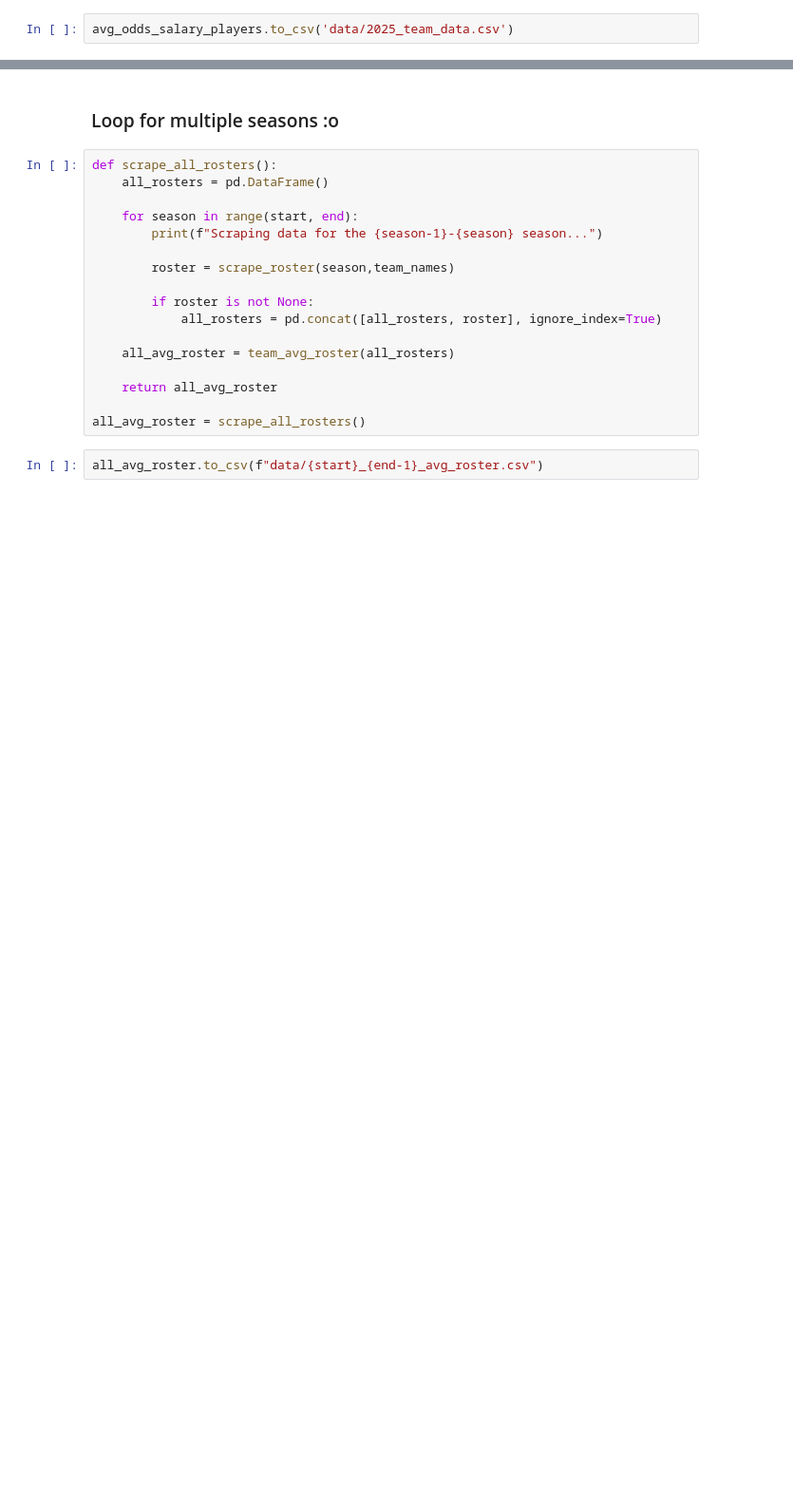
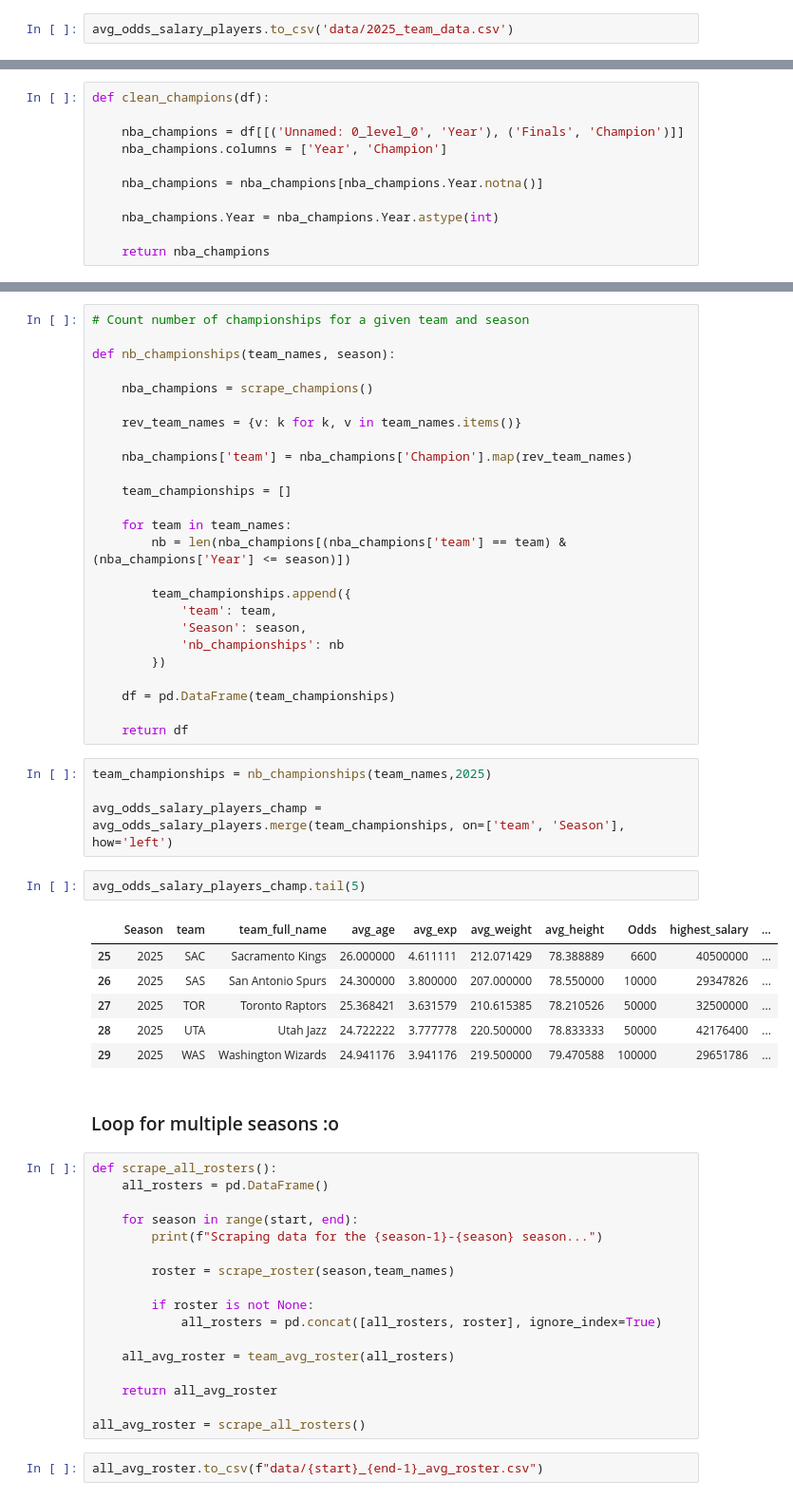
Before and after one commit to TomHavy/Nba-Standings-Prediction, a Jupyter notebook: scrap-nba-data.ipynb, the cells around one changed output, grey strips where cells are left out. Shown at 95% size. Drawn from its saved outputs; the diff is of its cells as text; blank space fills up the shorter version.

Commit message:
chore: added script to get nb championships

```diff
--- a/scrap-nba-data.ipynb
+++ b/scrap-nba-data.ipynb
@@ -354,0 +358,11 @@ avg_odds_salary_players.to_csv('data/2025_team_data.csv')
+# %%
+def clean_champions(df):
+
+    nba_champions = df[[('Unnamed: 0_level_0', 'Year'), ('Finals', 'Champion')]]
+    nba_champions.columns = ['Year', 'Champion']
+
+    nba_champions = nba_champions[nba_champions.Year.notna()]
+
+    nba_champions.Year = nba_champions.Year.astype(int)
+
+    return nba_champions
@@ -355,3 +397,41 @@ avg_odds_salary_players.to_csv('data/2025_team_data.csv')
+# %%
+# Count number of championships for a given team and season
+
+def nb_championships(team_names, season):
+
+    nba_champions = scrape_champions()
+
+    rev_team_names = {v: k for k, v in team_names.items()}
+
+    nba_champions['team'] = nba_champions['Champion'].map(rev_team_names)
+
+    team_championships = []
+
+    for team in team_names:
+        nb = len(nba_champions[(nba_champions['team'] == team) & (nba_champions['Year'] <= season)])
+
+        team_championships.append({
+            'team': team,
+            'Season': season,
+            'nb_championships': nb
+        })
+
+    df = pd.DataFrame(team_championships)
+
+    return df
+# %%
+team_championships = nb_championships(team_names,2025)
+
+avg_odds_salary_players_champ = avg_odds_salary_players.merge(team_championships, on=['team', 'Season'], how='left')
+# %%
+avg_odds_salary_players_champ.tail(5)
+# %% [output]
+|  | Season | team | team_full_name | avg_age | avg_exp | avg_weight | avg_height | Odds | highest_salary | ... |
+| 25 | 2025 | SAC | Sacramento Kings | 26.000000 | 4.611111 | 212.071429 | 78.388889 | 6600 | 40500000 | ... |
+| 26 | 2025 | SAS | San Antonio Spurs | 24.300000 | 3.800000 | 207.000000 | 78.550000 | 10000 | 29347826 | ... |
+| 27 | 2025 | TOR | Toronto Raptors | 25.368421 | 3.631579 | 210.615385 | 78.210526 | 50000 | 32500000 | ... |
+| 28 | 2025 | UTA | Utah Jazz | 24.722222 | 3.777778 | 220.500000 | 78.833333 | 50000 | 42176400 | ... |
+| 29 | 2025 | WAS | Washington Wizards | 24.941176 | 3.941176 | 219.500000 | 79.470588 | 100000 | 29651786 | ... |
 # %% [markdown]
 ### Loop for multiple seasons :o
 # %%
```
Also changed, not shown: parts of 9 cells of this notebook.
